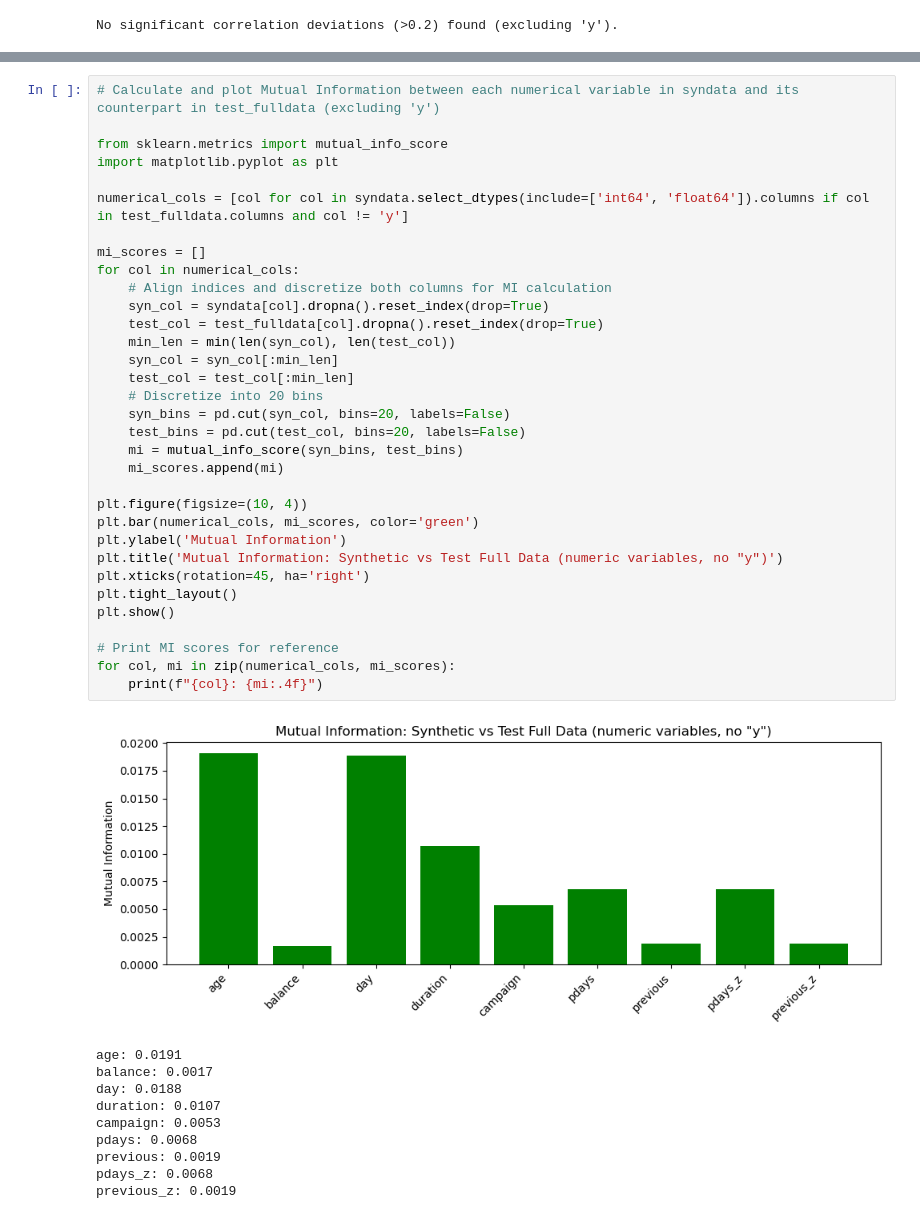
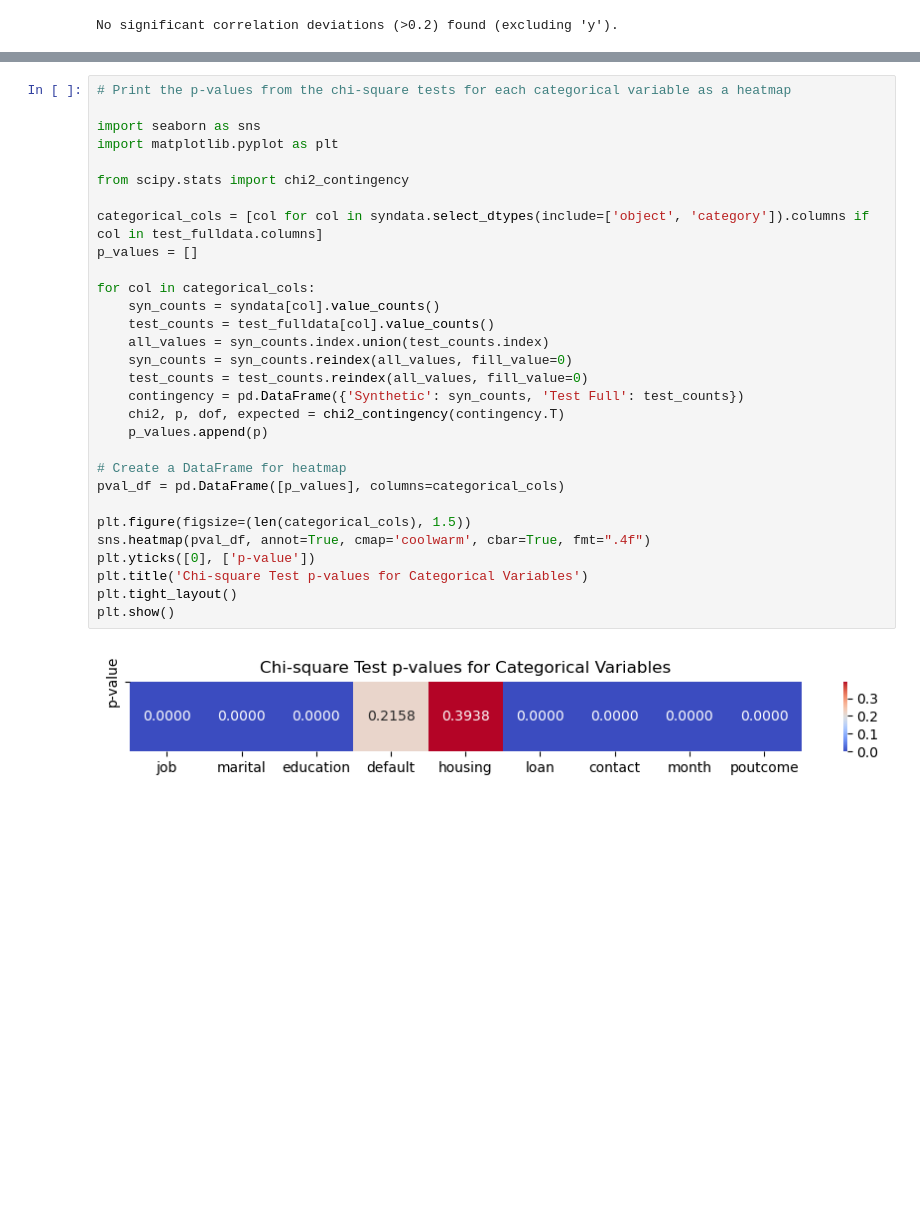
Before and after one commit to hka3rs/WSAI_IITM, a Jupyter notebook: final_project_p5s8/team_9.ipynb, the cells around one changed output, grey strips where cells are left out. Drawn from its saved outputs; the diff is of its cells as text; blank space fills up the shorter version.

```diff
--- a/final_project_p5s8/team_9.ipynb
+++ b/final_project_p5s8/team_9.ipynb
@@ -453,44 +450,32 @@ previous_z: 0.0342
 # %%
-# Calculate and plot Mutual Information between each numerical variable in syndata and its counterpart in test_fulldata (excluding 'y')
+# Print the p-values from the chi-square tests for each categorical variable as a heatmap
 
-from sklearn.metrics import mutual_info_score
+import seaborn as sns
 import matplotlib.pyplot as plt
 
-numerical_cols = [col for col in syndata.select_dtypes(include=['int64', 'float64']).columns if col in test_fulldata.columns and col != 'y']
+from scipy.stats import chi2_contingency
 
-mi_scores = []
-for col in numerical_cols:
-    # Align indices and discretize both columns for MI calculation
-    syn_col = syndata[col].dropna().reset_index(drop=True)
-    test_col = test_fulldata[col].dropna().reset_index(drop=True)
-    min_len = min(len(syn_col), len(test_col))
-    syn_col = syn_col[:min_len]
-    test_col = test_col[:min_len]
-    # Discretize into 20 bins
-    syn_bins = pd.cut(syn_col, bins=20, labels=False)
-    test_bins = pd.cut(test_col, bins=20, labels=False)
-    mi = mutual_info_score(syn_bins, test_bins)
-    mi_scores.append(mi)
+categorical_cols = [col for col in syndata.select_dtypes(include=['object', 'category']).columns if col in test_fulldata.columns]
+p_values = []
 
-plt.figure(figsize=(10, 4))
-plt.bar(numerical_cols, mi_scores, color='green')
-plt.ylabel('Mutual Information')
-plt.title('Mutual Information: Synthetic vs Test Full Data (numeric variables, no "y")')
-plt.xticks(rotation=45, ha='right')
+for col in categorical_cols:
+    syn_counts = syndata[col].value_counts()
+    test_counts = test_fulldata[col].value_counts()
+    all_values = syn_counts.index.union(test_counts.index)
+    syn_counts = syn_counts.reindex(all_values, fill_value=0)
+    test_counts = test_counts.reindex(all_values, fill_value=0)
+    contingency = pd.DataFrame({'Synthetic': syn_counts, 'Test Full': test_counts})
+    chi2, p, dof, expected = chi2_contingency(contingency.T)
+    p_values.append(p)
+
+# Create a DataFrame for heatmap
+pval_df = pd.DataFrame([p_values], columns=categorical_cols)
+
+plt.figure(figsize=(len(categorical_cols), 1.5))
+sns.heatmap(pval_df, annot=True, cmap='coolwarm', cbar=True, fmt=".4f")
+plt.yticks([0], ['p-value'])
+plt.title('Chi-square Test p-values for Categorical Variables')
 plt.tight_layout()
 plt.show()
-
-# Print MI scores for reference
-for col, mi in zip(numerical_cols, mi_scores):
-    print(f"{col}: {mi:.4f}")
 # %% [output]
-[figure, old version]
+[figure, new version]
-age: 0.0191
-balance: 0.0017
-day: 0.0188
-duration: 0.0107
-campaign: 0.0053
-pdays: 0.0068
-previous: 0.0019
-pdays_z: 0.0068
-previous_z: 0.0019
```
Also changed, not shown: parts of 3 cells of this notebook, 7 other files.
